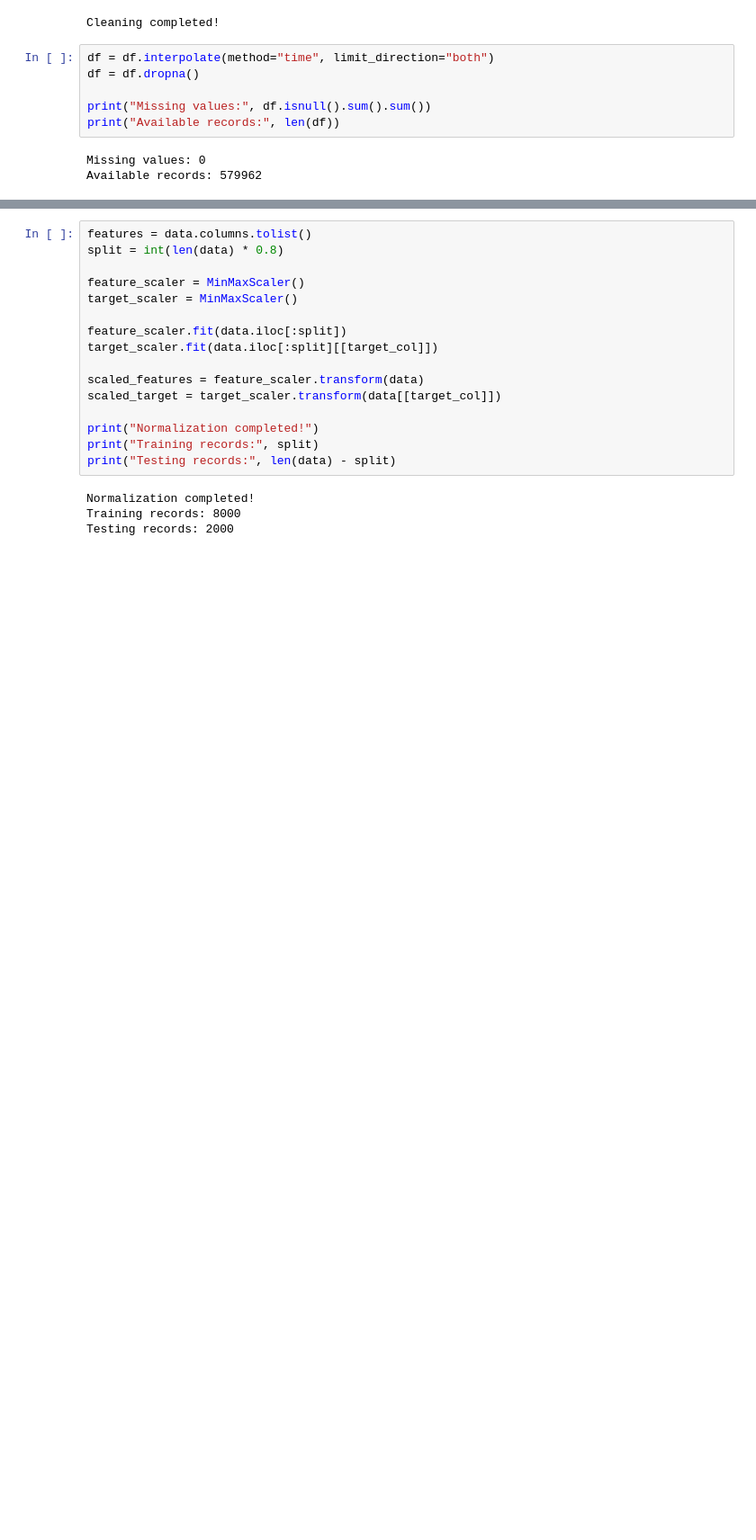
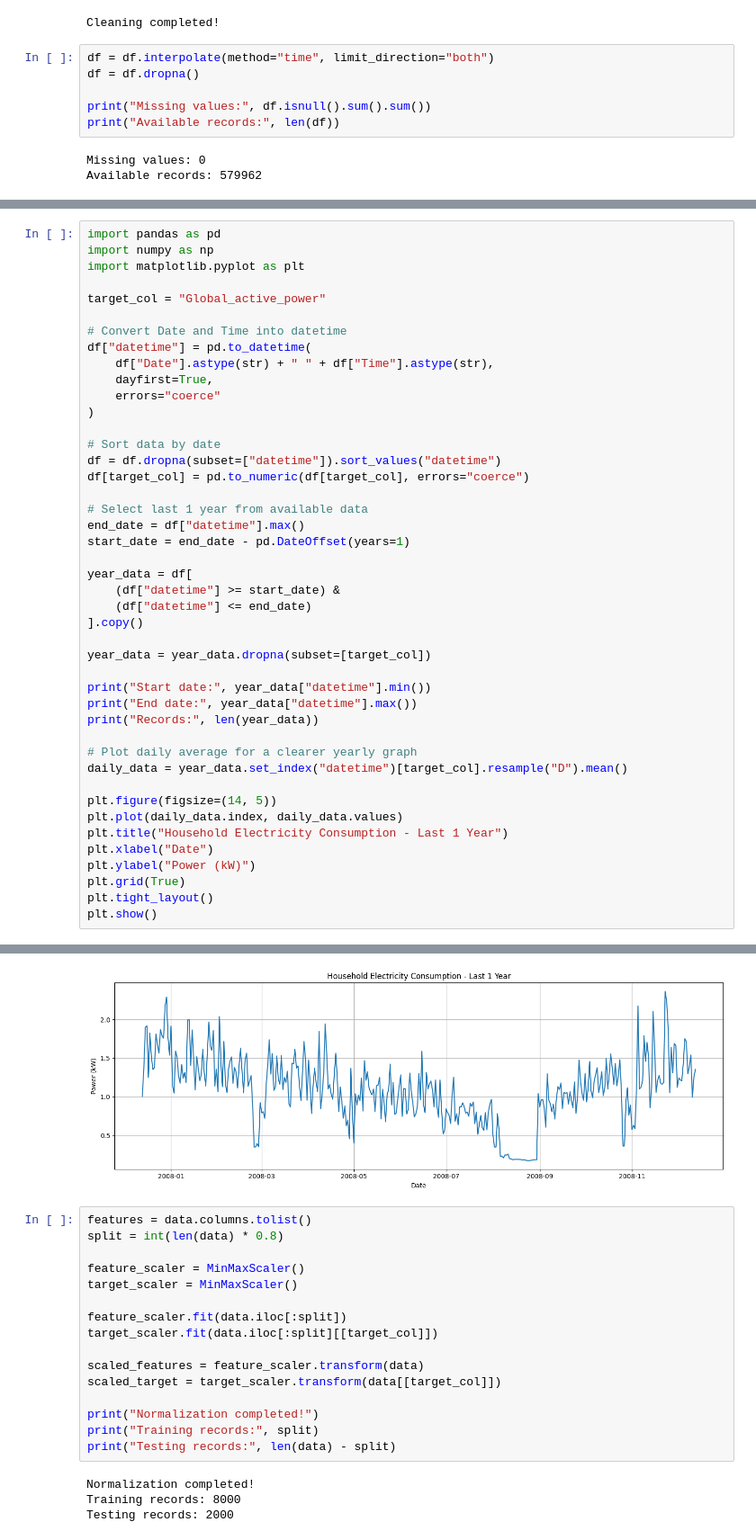
Before and after one commit to code-ajay-17/power_consumption_DL, a Jupyter notebook: Electricity_consumption.ipynb, the cells around one changed output, grey strips where cells are left out. Shown at 90% size. Drawn from its saved outputs; the diff is of its cells as text; blank space fills up the shorter version.

```diff
--- a/Electricity_consumption.ipynb
+++ b/Electricity_consumption.ipynb
@@ -149,0 +149,45 @@ plt.show()
+# %%
+import pandas as pd
+import numpy as np
+import matplotlib.pyplot as plt
+
+target_col = "Global_active_power"
+
+# Convert Date and Time into datetime
+df["datetime"] = pd.to_datetime(
+    df["Date"].astype(str) + " " + df["Time"].astype(str),
+    dayfirst=True,
+    errors="coerce"
+)
+
+# Sort data by date
+df = df.dropna(subset=["datetime"]).sort_values("datetime")
+df[target_col] = pd.to_numeric(df[target_col], errors="coerce")
+
+# Select last 1 year from available data
+end_date = df["datetime"].max()
+start_date = end_date - pd.DateOffset(years=1)
+
+year_data = df[
+    (df["datetime"] >= start_date) &
+    (df["datetime"] <= end_date)
+].copy()
+
+year_data = year_data.dropna(subset=[target_col])
+
+print("Start date:", year_data["datetime"].min())
+print("End date:", year_data["datetime"].max())
+print("Records:", len(year_data))
+
+# Plot daily average for a clearer yearly graph
+daily_data = year_data.set_index("datetime")[target_col].resample("D").mean()
+
+plt.figure(figsize=(14, 5))
+plt.plot(daily_data.index, daily_data.values)
+plt.title("Household Electricity Consumption - Last 1 Year")
+plt.xlabel("Date")
+plt.ylabel("Power (kW)")
+plt.grid(True)
+plt.tight_layout()
+plt.show()
+# %% [output]
@@ -150,3 +197,4 @@ plt.show()
+[figure, added]
 # %%
 features = data.columns.tolist()
 split = int(len(data) * 0.8)
```
Also changed, not shown: parts of 5 cells of this notebook.
